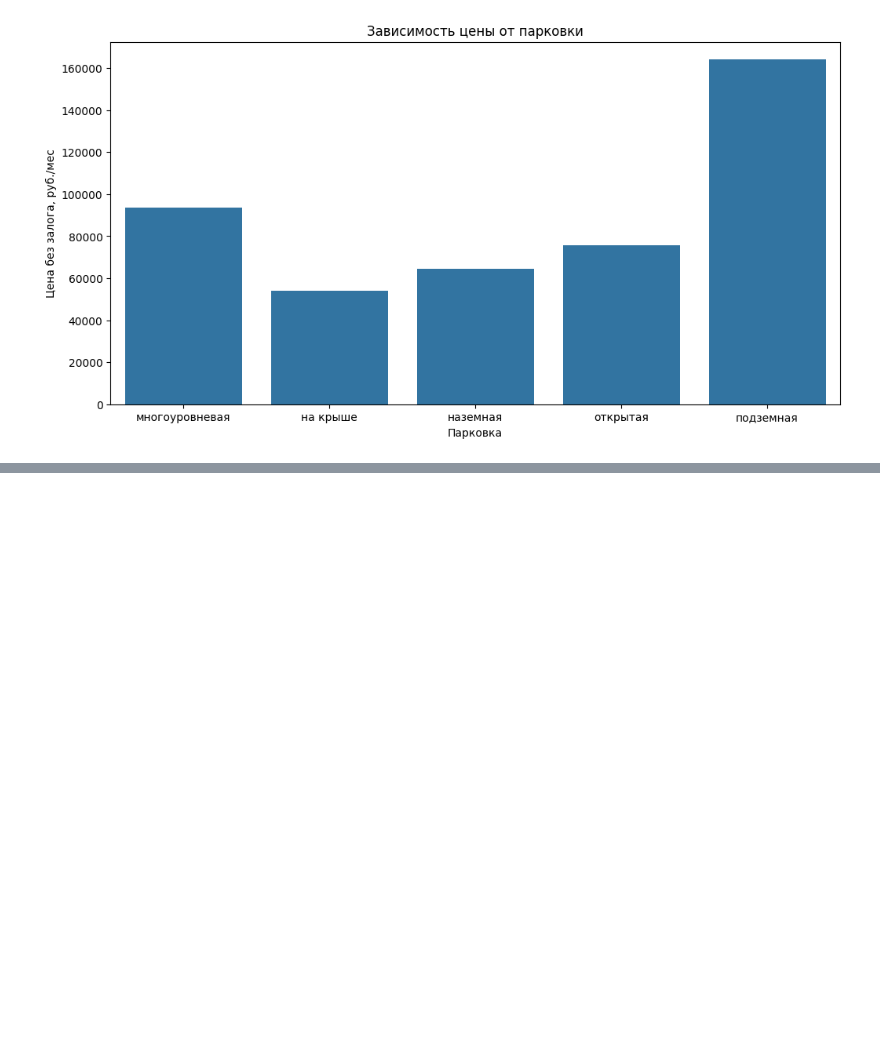
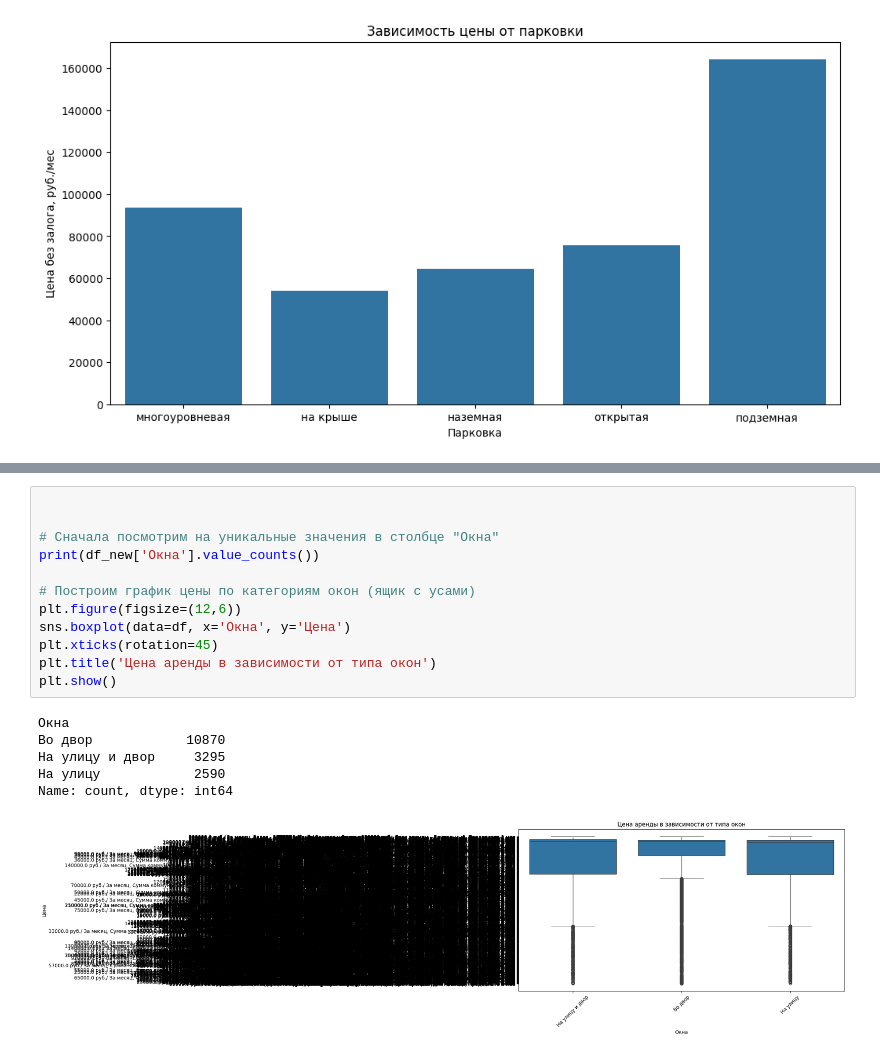
Before and after one commit to NinaShur/Project-Analytical-mishanina, a Jupyter notebook: notebooks/data_graphs.ipynb, the cells around one changed output, grey strips where cells are left out. Drawn from its saved outputs; the diff is of its cells as text; blank space fills up the shorter version.

```diff
--- a/notebooks/data_graphs.ipynb
+++ b/notebooks/data_graphs.ipynb
@@ -204,0 +225,19 @@ plt.show()
+# %%
+
+
+# Сначала посмотрим на уникальные значения в столбце "Окна"
+print(df_new['Окна'].value_counts())
+
+# Построим график цены по категориям окон (ящик с усами)
+plt.figure(figsize=(12,6))
+sns.boxplot(data=df, x='Окна', y='Цена')
+plt.xticks(rotation=45)
+plt.title('Цена аренды в зависимости от типа окон')
+plt.show()
+# %% [output]
+Окна
+Во двор            10870
+На улицу и двор     3295
+На улицу            2590
+Name: count, dtype: int64
+[figure, added]
```
Also changed, not shown: parts of 2 cells of this notebook, 9 other files.
